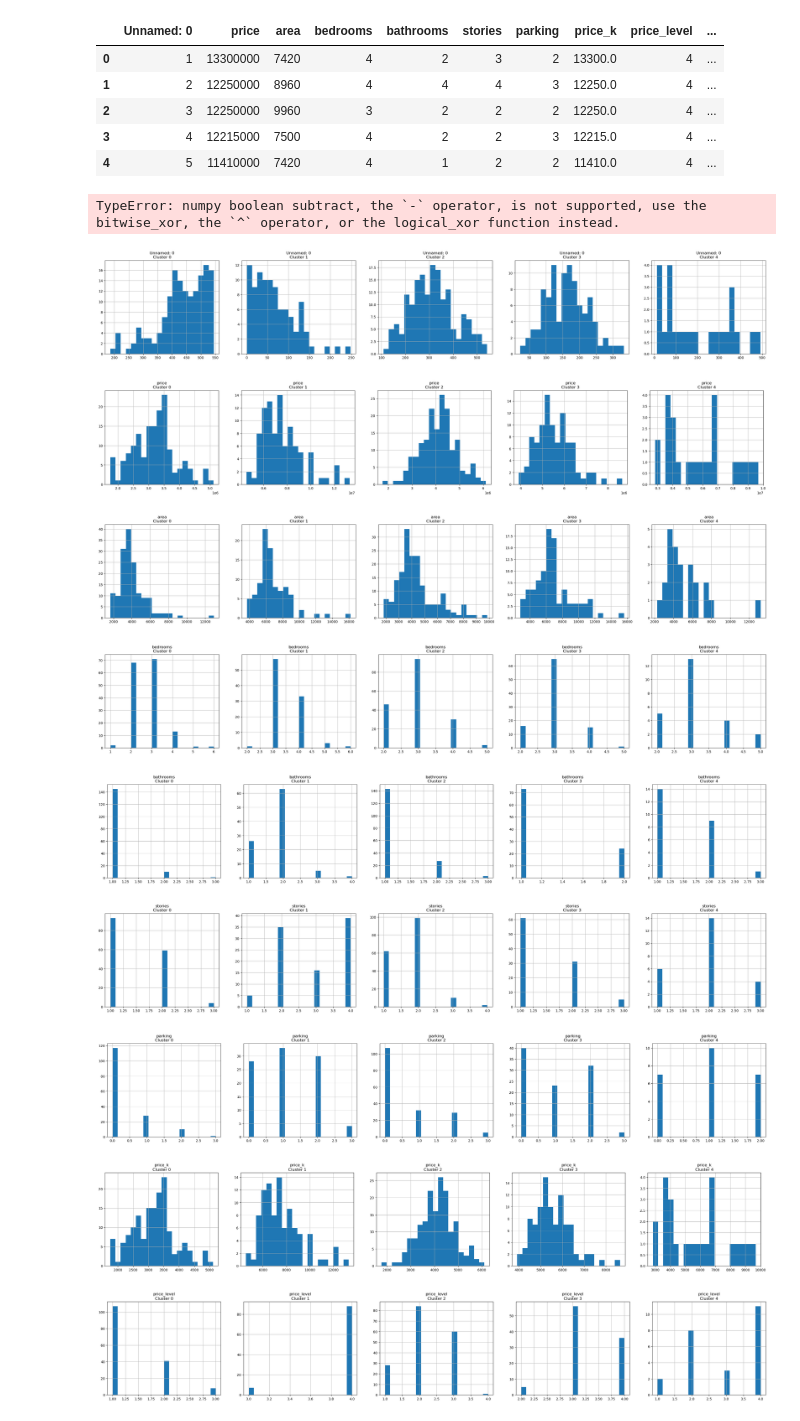
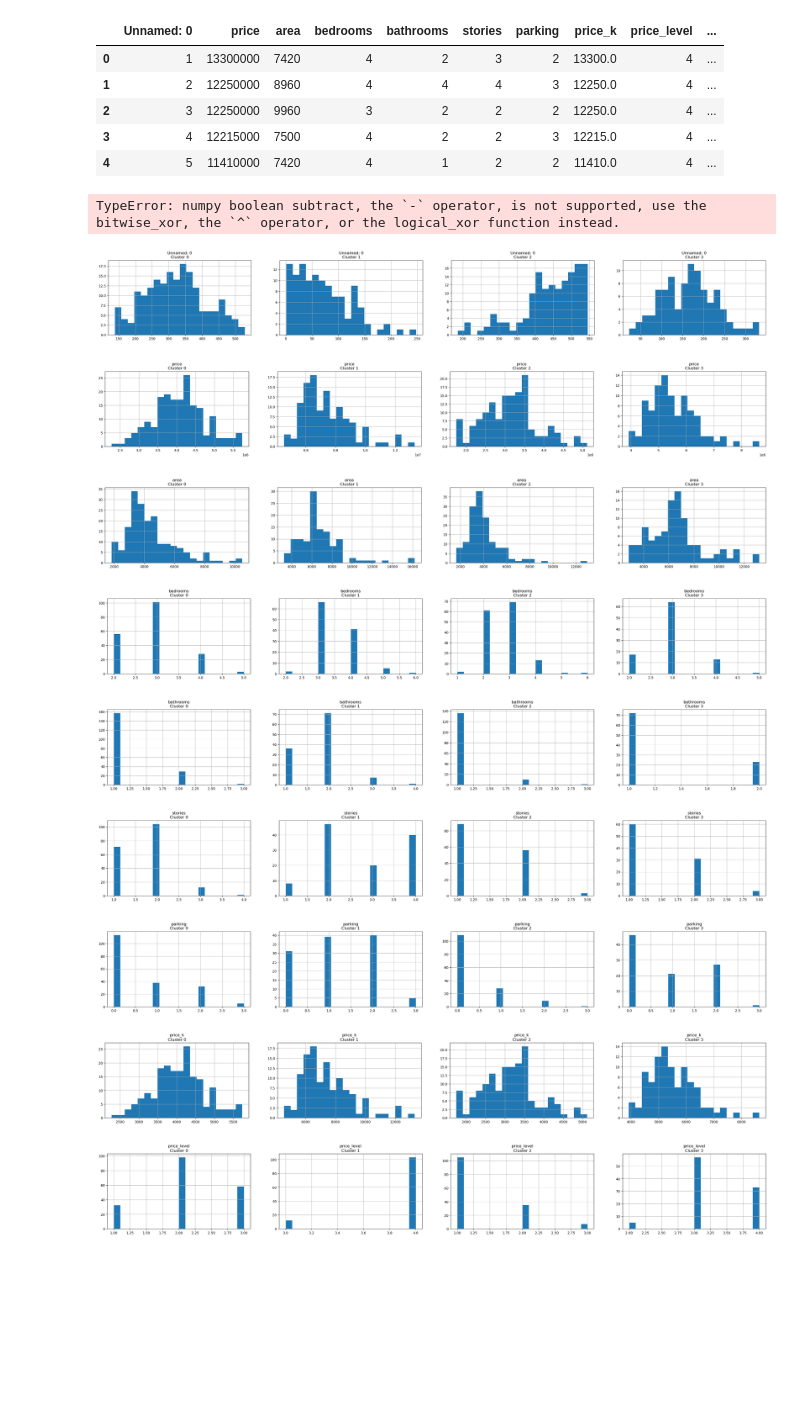
Before and after one commit to ssoysauce/DataVizFinal, a Jupyter notebook: MachineLearning.ipynb, the cells around one changed output. Drawn from its saved outputs; the diff is of its cells as text; code cells hidden in the pictures; blank space fills up the shorter version.

Commit message:
Edited cluster size from 5 to 4

```diff
--- a/MachineLearning.ipynb
+++ b/MachineLearning.ipynb
@@ -158,6 +158,6 @@ plt.show()
 # %%
 #--k-means++ ensures not falling into random initialization trap
-kmeans = KMeans(n_clusters = 5, init = 'k-means++', max_iter = 300, n_init = 10, random_state = 0)
+kmeans = KMeans(n_clusters = 4, init = 'k-means++', max_iter = 300, n_init = 10, random_state = 0)
 
 labels = kmeans.fit_predict(final_data_scaled)
 # %%
@@ -194,21 +194,21 @@ final_data_cluster.head()
 # %%
 #--each row of figures represents feature distribution for each cluster-----#
 for i in final_data_cluster.columns:
-    plt.figure(figsize = (35, 5))
-    for j in range(5):
-        plt.subplot(1, 5, j+1)
+    plt.figure(figsize = (35, 4))
+    for j in range(4):
+        plt.subplot(1, 4, j+1)
         cluster = final_data_cluster[ final_data_cluster['cluster'] == j ]
         cluster[i].hist(bins  = 20)
         plt.title( '{}\nCluster {}'.format(i, j))
 plt.show()
 # %% [output]
 TypeError: numpy boolean subtract, the `-` operator, is not supported, use the bitwise_xor, the `^` operator, or the logical_xor function instead.
-[figure, old version]
+[figure, new version]
-[figure, old version]
+[figure, new version]
-[figure, old version]
+[figure, new version]
-[figure, old version]
+[figure, new version]
-[figure, old version]
+[figure, new version]
-[figure, old version]
+[figure, new version]
-[figure, old version]
+[figure, new version]
-[figure, old version]
+[figure, new version]
-[figure, old version]
+[figure, new version]
```
Also changed, not shown: parts of 5 cells of this notebook.
